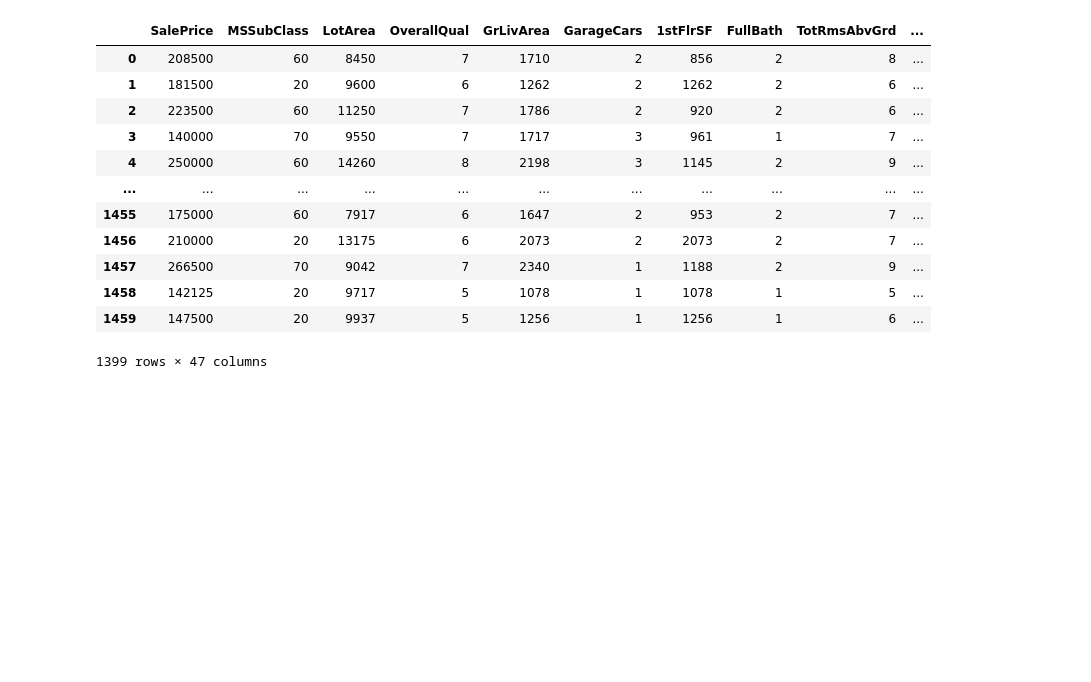
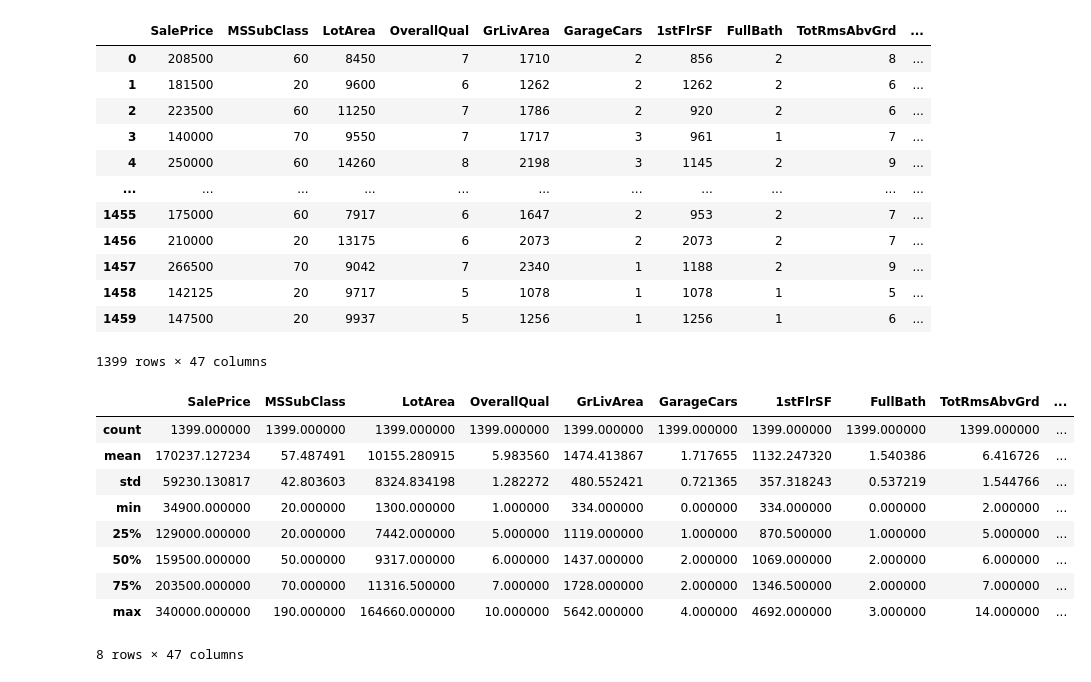
Before and after one commit to khadazhaia/house-prices-regression, a Jupyter notebook: code/02clean.ipynb, the cells around one changed output. Cells and saved outputs as stored; diff of their text form; code cells hidden in the pictures; blank space fills up the shorter version.

```diff
--- a/code/02clean.ipynb
+++ b/code/02clean.ipynb
@@ -156,4 +156,17 @@ encoded_df
 | 1458 | 142125 | 20 | 9717 | 5 | 1078 | 1 | 1078 | 1 | 5 | ... |
 | 1459 | 147500 | 20 | 9937 | 5 | 1256 | 1 | 1256 | 1 | 6 | ... |
 1399 rows × 47 columns
+# %%
+encoded_df.describe()
+# %% [output]
+|  | SalePrice | MSSubClass | LotArea | OverallQual | GrLivArea | GarageCars | 1stFlrSF | FullBath | TotRmsAbvGrd | ... |
+| count | 1399.000000 | 1399.000000 | 1399.000000 | 1399.000000 | 1399.000000 | 1399.000000 | 1399.000000 | 1399.000000 | 1399.000000 | ... |
+| mean | 170237.127234 | 57.487491 | 10155.280915 | 5.983560 | 1474.413867 | 1.717655 | 1132.247320 | 1.540386 | 6.416726 | ... |
+| std | 59230.130817 | 42.803603 | 8324.834198 | 1.282272 | 480.552421 | 0.721365 | 357.318243 | 0.537219 | 1.544766 | ... |
+| min | 34900.000000 | 20.000000 | 1300.000000 | 1.000000 | 334.000000 | 0.000000 | 334.000000 | 0.000000 | 2.000000 | ... |
+| 25% | 129000.000000 | 20.000000 | 7442.000000 | 5.000000 | 1119.000000 | 1.000000 | 870.500000 | 1.000000 | 5.000000 | ... |
+| 50% | 159500.000000 | 50.000000 | 9317.000000 | 6.000000 | 1437.000000 | 2.000000 | 1069.000000 | 2.000000 | 6.000000 | ... |
+| 75% | 203500.000000 | 70.000000 | 11316.500000 | 7.000000 | 1728.000000 | 2.000000 | 1346.500000 | 2.000000 | 7.000000 | ... |
+| max | 340000.000000 | 190.000000 | 164660.000000 | 10.000000 | 5642.000000 | 4.000000 | 4692.000000 | 3.000000 | 14.000000 | ... |
+8 rows × 47 columns
 # %%
```
Also changed, not shown: parts of 1 cell of this notebook, 1 other file.
